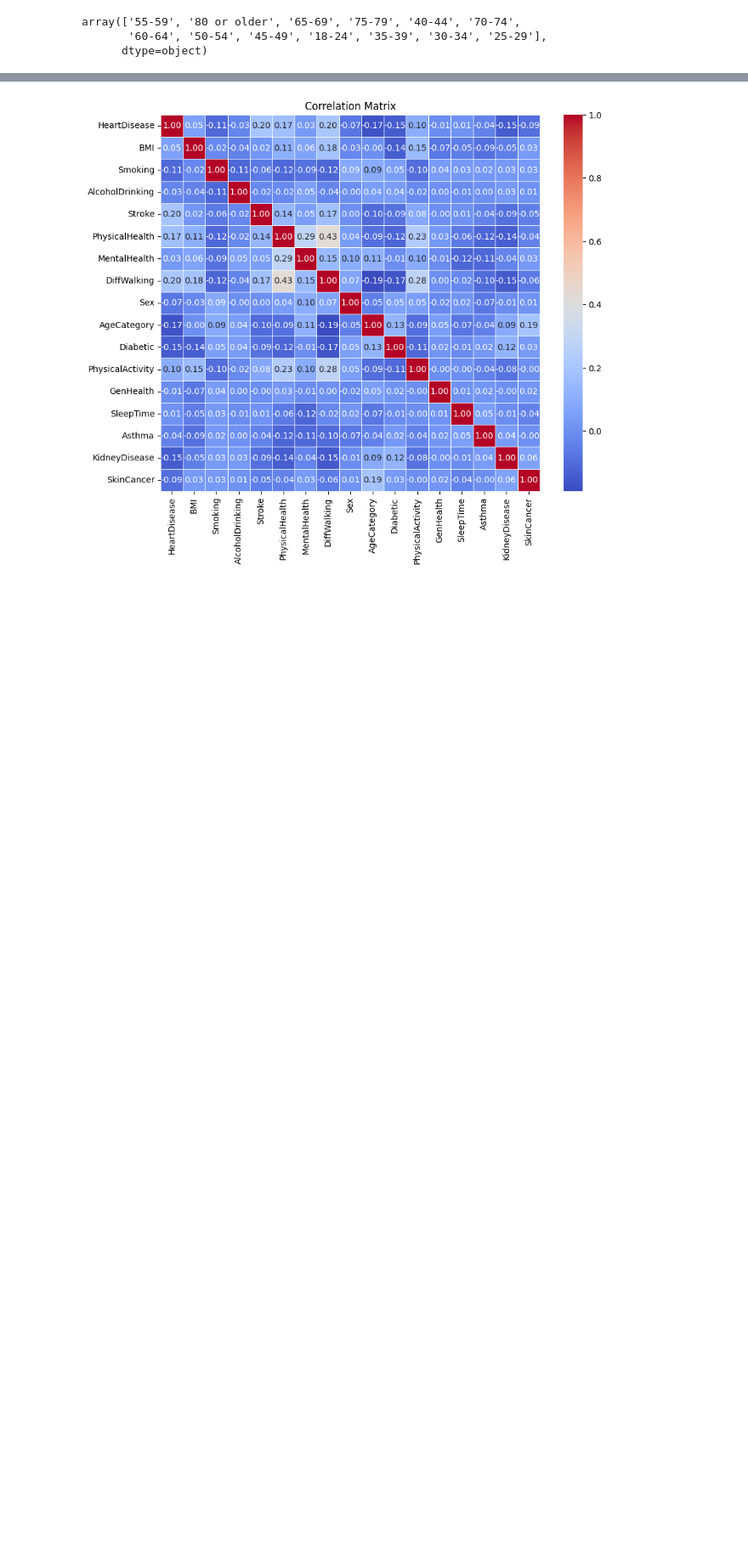
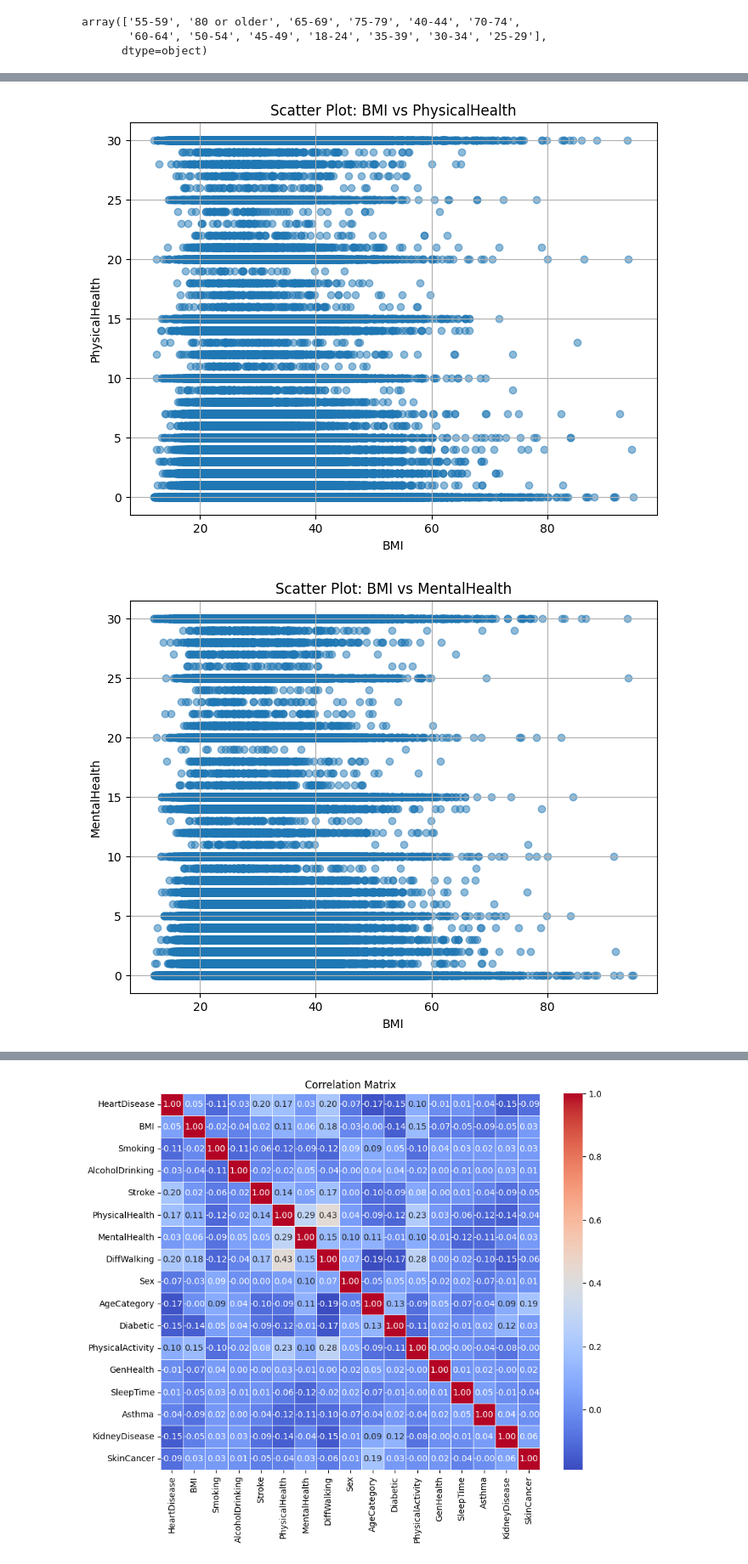
Before and after one commit to zaidiali9/Heart-Diagnostics, a Jupyter notebook: Project.ipynb, the cells around one changed output, grey strips where cells are left out. Shown at 85% size. Cells and saved outputs as stored; diff of their text form; code cells hidden in the pictures; blank space fills up the shorter version.

```diff
--- a/Project.ipynb
+++ b/Project.ipynb
@@ -309,0 +664,20 @@ dataframe['AgeCategory'] = dataframe['AgeCategory'].map(Age_mapping)
+# %%
+import pandas as pd
+import matplotlib.pyplot as plt
+
+
+numerical_features = ['BMI', 'PhysicalHealth', 'MentalHealth', 'SleepTime']
+
+# Creating scatter plots for each pair of numerical features
+for i in range(len(numerical_features)):
+    for j in range(i+1, len(numerical_features)):
+        plt.figure(figsize=(8, 6))
+        plt.scatter(dataframe[numerical_features[i]], dataframe[numerical_features[j]], alpha=0.5)
+        plt.title(f'Scatter Plot: {numerical_features[i]} vs {numerical_features[j]}')
+        plt.xlabel(numerical_features[i])
+        plt.ylabel(numerical_features[j])
+        plt.grid(True)
+        plt.show()
+# %% [output]
+[figure, added]
+[figure, added]
```
Also changed, not shown: parts of 17 cells of this notebook.
